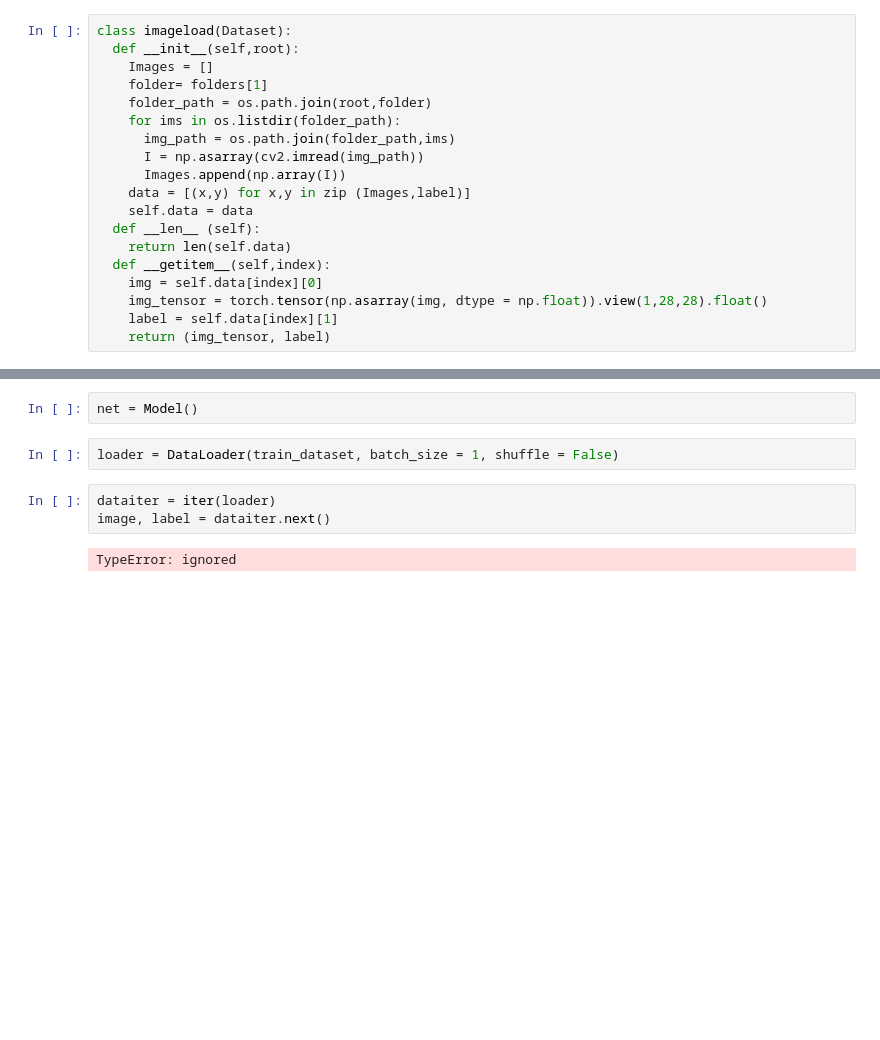
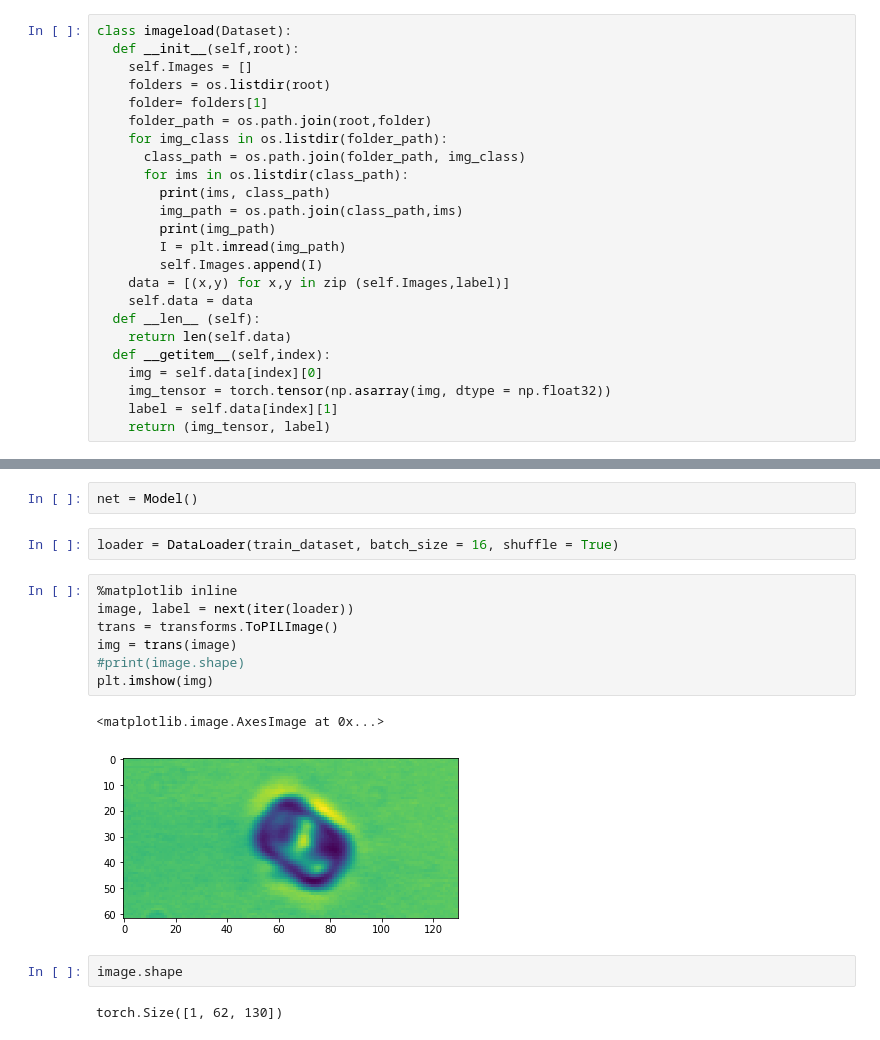
Before and after one commit to parthatom/CellClassific, a Jupyter notebook: Copy_of_Copy_of_Untitled3.ipynb, the cells around one changed output, grey strips where cells are left out. Cells and saved outputs as stored; diff of their text form; blank space fills up the shorter version.

Commit message:
Debugging required in imagedataset class

```diff
--- a/Copy_of_Copy_of_Untitled3.ipynb
+++ b/Copy_of_Copy_of_Untitled3.ipynb
@@ -112,20 +103,25 @@ for i in range (0,10600):
 # %%
 class imageload(Dataset):
   def __init__(self,root):
-    Images = []
+    self.Images = []
+    folders = os.listdir(root)
     folder= folders[1]
     folder_path = os.path.join(root,folder)
-    for ims in os.listdir(folder_path):
-      img_path = os.path.join(folder_path,ims)
-      I = np.asarray(cv2.imread(img_path))
-      Images.append(np.array(I))
-    data = [(x,y) for x,y in zip (Images,label)]
+    for img_class in os.listdir(folder_path):
+      class_path = os.path.join(folder_path, img_class)
+      for ims in os.listdir(class_path):
+        print(ims, class_path)
+        img_path = os.path.join(class_path,ims)
+        print(img_path)
+        I = plt.imread(img_path)
+        self.Images.append(I)
+    data = [(x,y) for x,y in zip (self.Images,label)]
     self.data = data
   def __len__ (self):
     return len(self.data)
   def __getitem__(self,index):
     img = self.data[index][0]
-    img_tensor = torch.tensor(np.asarray(img, dtype = np.float)).view(1,28,28).float()
+    img_tensor = torch.tensor(np.asarray(img, dtype = np.float32))
     label = self.data[index][1]
     return (img_tensor, label)
 # %%
@@ -170,9 +184,18 @@ N_EPOCHS = 50
 # %%
 net = Model()
 # %%
-loader = DataLoader(train_dataset, batch_size = 1, shuffle = False)
+loader = DataLoader(train_dataset, batch_size = 16, shuffle = True)
-# %%
-dataiter = iter(loader)
-image, label = dataiter.next()
-# %% [output]
-TypeError: ignored
+# %%
+%matplotlib inline
+image, label = next(iter(loader))
+trans = transforms.ToPILImage()
+img = trans(image)
+#print(image.shape)
+plt.imshow(img)
+# %% [output]
+<matplotlib.image.AxesImage at 0x...>
+[figure, added]
+# %%
+image.shape
+# %% [output]
+torch.Size([1, 62, 130])
```
Also changed, not shown: parts of 4 cells of this notebook.
